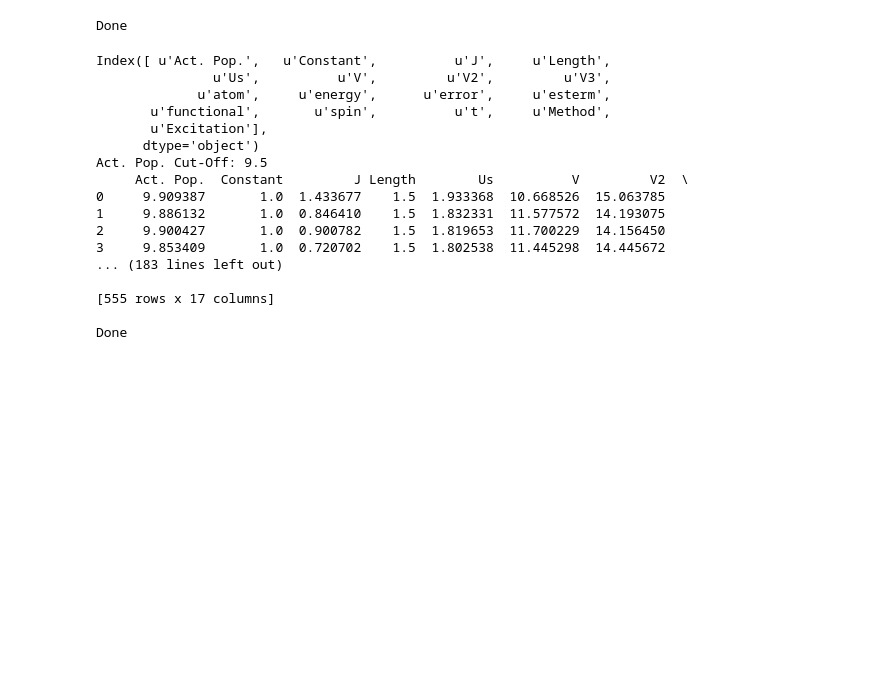
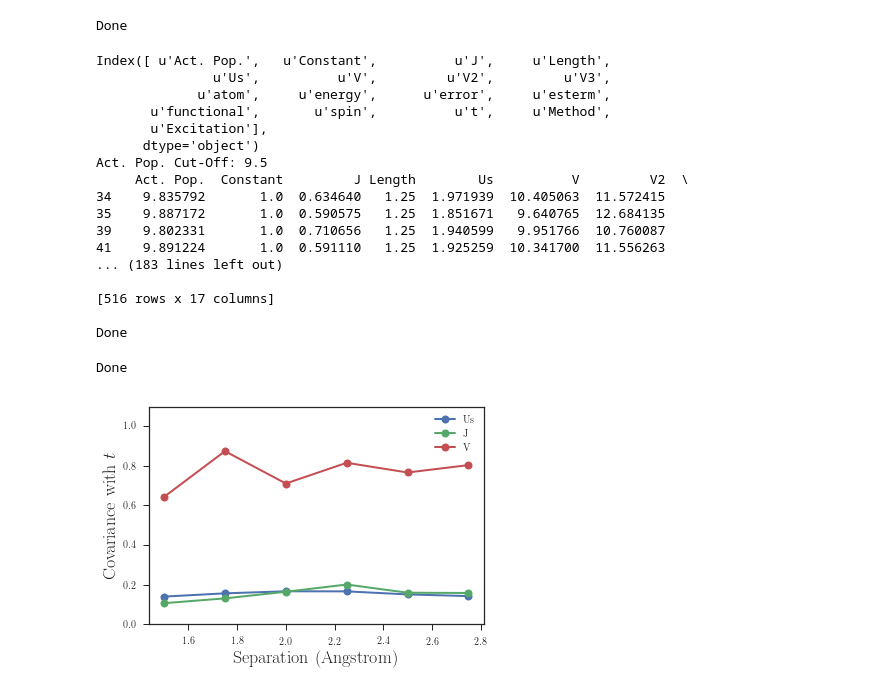
Before and after one commit to hiteshjc/Downfolding, a Jupyter notebook: hchain_data/kiel/h_chain_combine.ipynb, the cells around one changed output. Drawn from its saved outputs; the diff is of its cells as text; code cells hidden in the pictures; blank space fills up the shorter version.

```diff
--- a/hchain_data/kiel/h_chain_combine.ipynb
+++ b/hchain_data/kiel/h_chain_combine.ipynb
@@ -68,8 +68,9 @@ Len=len(dat['atom'])
 dat = dat.reset_index(drop=True)
 
 L=len(dat['energy'])
+#print(dat)
 
-#############################################################################
+###############################################################################
 
 dat.to_csv('H_chain_data.csv')
 dat.to_pickle('H_chain_data.pkl')
@@ -79,8 +80,8 @@ act_num=10
 print('Act. Pop. Cut-Off: '+np.str(act_num-0.5))
 dat=dat[dat['Act. Pop.'] > act_num-0.5]
 dat=dat[dat['Act. Pop.'] < act_num+0.05]
+dat=dat[dat['energy'] > -5.1]
 print(dat)
-
 
 dat.to_csv('H_chain_data.csv')
 
@@ -95,13 +96,50 @@ Index([ u'Act. Pop.',   u'Constant',          u'J',     u'Length',
       dtype='object')
 Act. Pop. Cut-Off: 9.5
      Act. Pop.  Constant         J Length        Us          V         V2  \
-0     9.909387       1.0  1.433677    1.5  1.933368  10.668526  15.063785
-1     9.886132       1.0  0.846410    1.5  1.832331  11.577572  14.193075
-2     9.900427       1.0  0.900782    1.5  1.819653  11.700229  14.156450
-3     9.853409       1.0  0.720702    1.5  1.802538  11.445298  14.445672
+34    9.835792       1.0  0.634640   1.25  1.971939  10.405063  11.572415
+35    9.887172       1.0  0.590575   1.25  1.851671   9.640765  12.684135
+39    9.802331       1.0  0.710656   1.25  1.940599   9.951766  10.760087
+41    9.891224       1.0  0.591110   1.25  1.925259  10.341700  11.556263
 ... (183 lines left out)
 
-[555 rows x 17 columns]
+[516 rows x 17 columns]
 
 Done
+# %%
+#Covariance of U/J/V with t as a function of Bond Length
+
+L=[1.5, 1.75, 2.0, 2.25, 2.5, 2.75]
+DM_terms=['Us', 'J', 'V']
+
+lw=0
+fs=18
+ms=8
+
+plt.rc('text', usetex=True)
+plt.rc('font', family='serif')
+
+for i,p in enumerate(DM_terms):
+    cov=[]
+    for l in L:
+        descrip=[]
+        dat_L=dat[dat['Length'] == np.str(l)]
+        for k in ['t',p]:
+            descrip.append(dat_L[k])
+        descrip_x = np.vstack(descrip)
+        covt = np.cov(descrip_x)[0][1]
+        cov.append(covt)
+    plt.plot(L, np.abs(cov), linewidth=lw+2, marker='o', markersize=ms-2, mew=2, label=p)
+
+plt.legend()
+plt.xlabel('Separation (Angstrom)', fontsize=fs)
+plt.ylabel('Covariance with $t$', fontsize=fs)
+plt.ylim([0,1.1])
+plt.savefig('t_covariance_vs_separation.pdf', bbox_inches='tight')
+plt.savefig('t_covariance_vs_separation.png', bbox_inches='tight')
+
+
+print('Done')
+# %% [output]
+Done
+[figure, added]
 # %%
```
Also changed, not shown: parts of 3 cells of this notebook.
